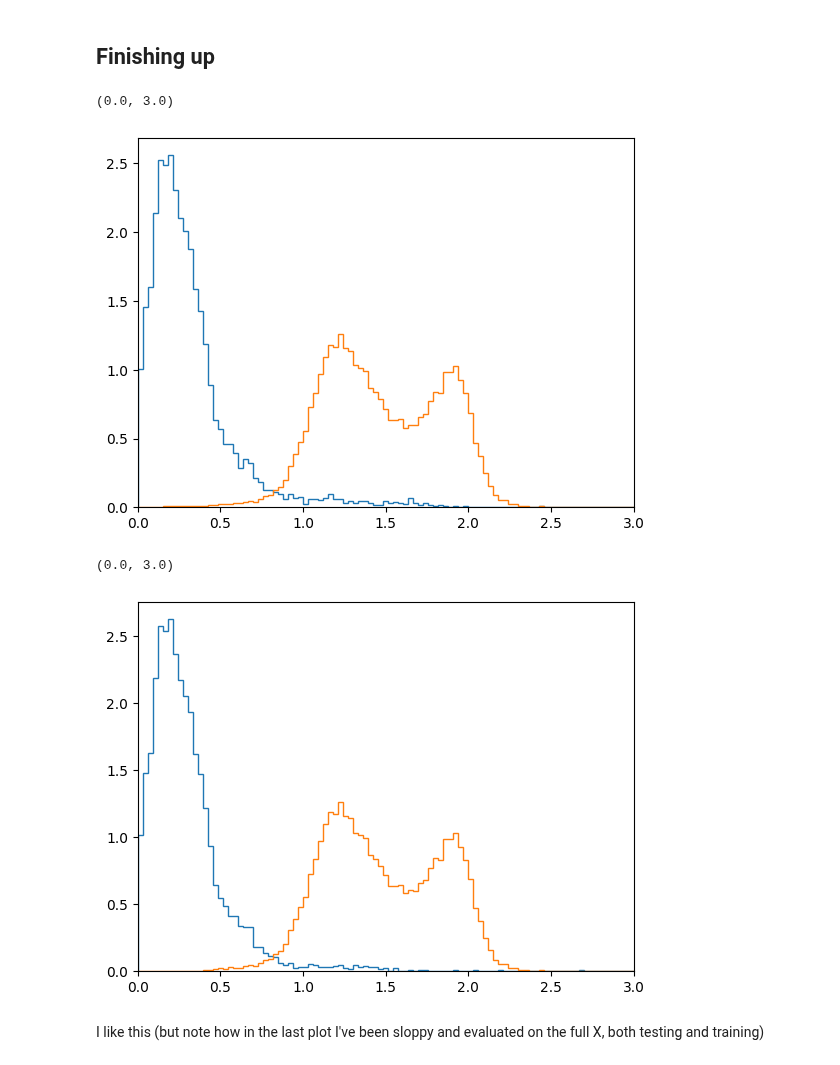
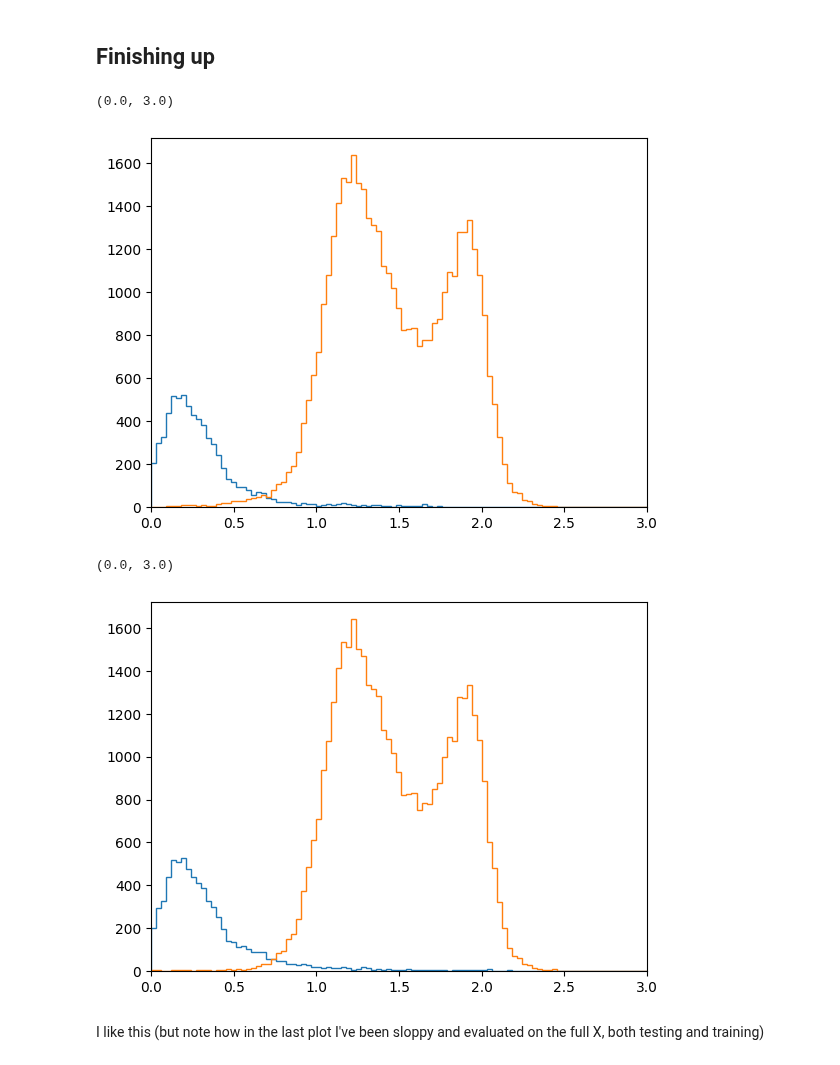
Before and after one commit to dgerosa/astrostatistics_bicocca_2024, a Jupyter notebook: solutions/S17_galaxyquasar1.ipynb, the cells around one changed output. Cells and saved outputs as stored; diff of their text form; code cells hidden in the pictures.

```diff
--- a/solutions/S17_galaxyquasar1.ipynb
+++ b/solutions/S17_galaxyquasar1.ipynb
@@ -234,18 +234,18 @@ clf = GMMBayes(n_components=4)
 clf.fit(X_train[:,0:4],y_train)
 y_pred = clf.predict(X[:,0:4])
 # %%
-plt.hist(d['ug'][lab=='QSO'],histtype='step',bins=np.linspace(0,3,100),density=True)
-plt.hist(d['ug'][lab=='GALAXY'],histtype='step',bins=np.linspace(0,3,100),density=True)
+plt.hist(d['ug'][lab=='QSO'],histtype='step',bins=np.linspace(0,3,100))
+plt.hist(d['ug'][lab=='GALAXY'],histtype='step',bins=np.linspace(0,3,100))
 plt.xlim(0,3)
 # %% [output]
 (0.0, 3.0)
-[figure, old version]
+[figure, new version]
 # %%
-plt.hist(d['ug'][y_pred==1],histtype='step',bins=np.linspace(0,3,100),density=True)
-plt.hist(d['ug'][y_pred==0],histtype='step',bins=np.linspace(0,3,100),density=True)
+plt.hist(d['ug'][y_pred==1],histtype='step',bins=np.linspace(0,3,100))
+plt.hist(d['ug'][y_pred==0],histtype='step',bins=np.linspace(0,3,100))
 plt.xlim(0,3)
 # %% [output]
 (0.0, 3.0)
-[figure, old version]
+[figure, new version]
 # %% [markdown]
 I like this (but note how in the last plot I've been sloppy and evaluated on the full X, both testing and training)
```
Also changed, not shown: parts of 2 cells of this notebook.
